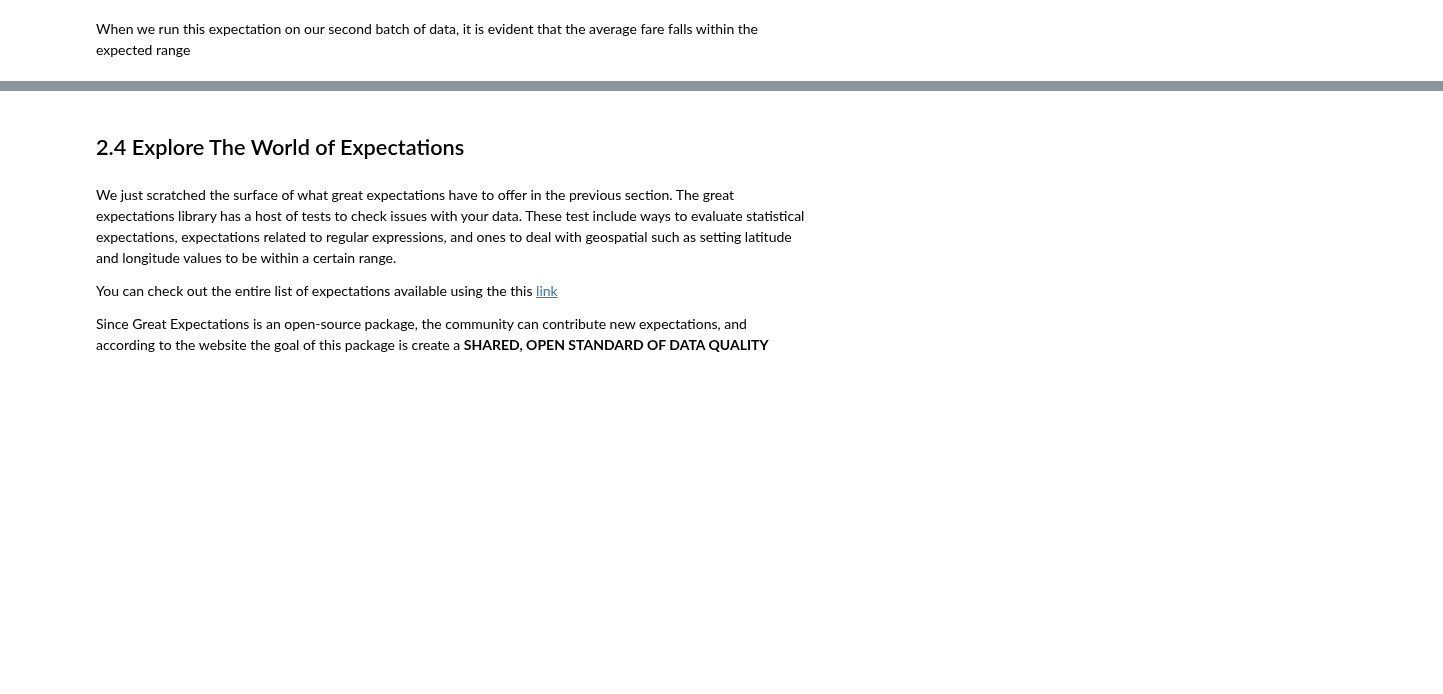
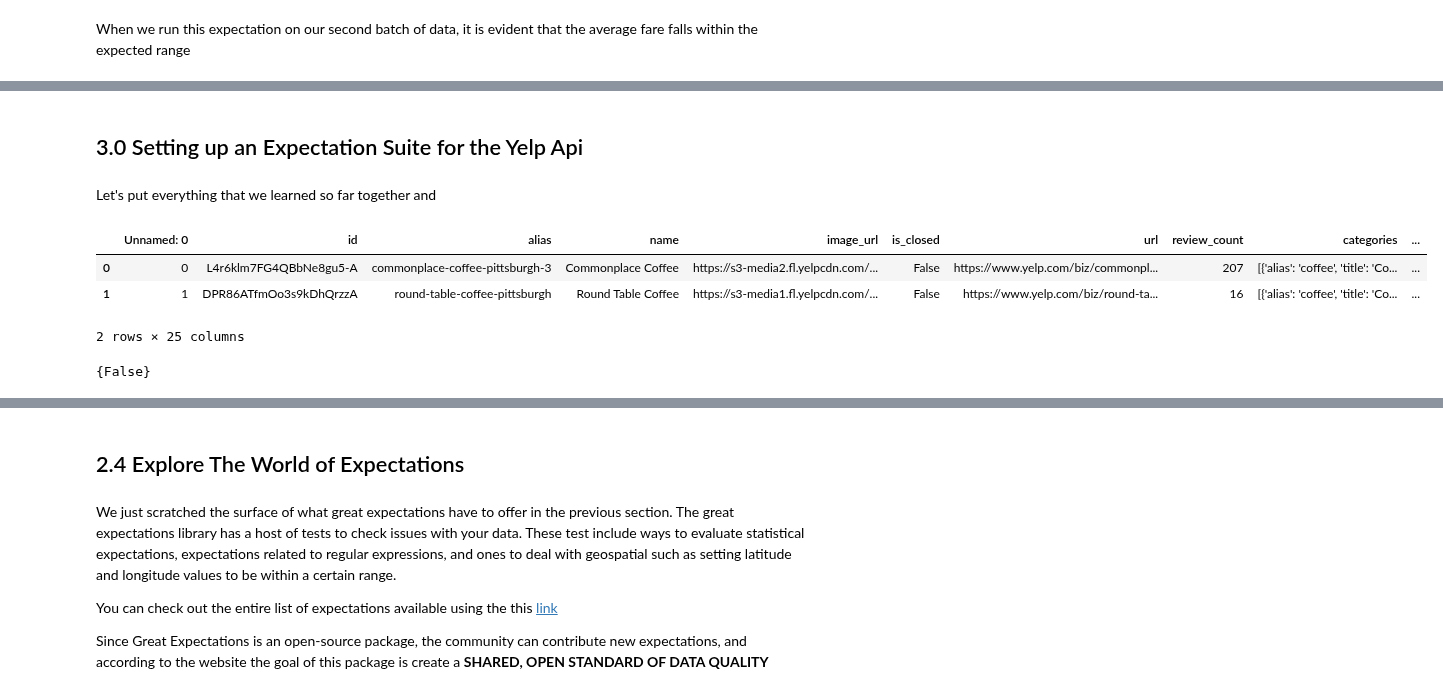
Before and after one commit to laknath123/Practical-Data-Science-15-688-Tutorial, a Jupyter notebook: Great Expectations Tutorial.ipynb, the cells around one changed output, grey strips where cells are left out. Cells and saved outputs as stored; diff of their text form; code cells hidden in the pictures; blank space fills up the shorter version.

Commit message:
added the yelp api

```diff
--- a/Great Expectations Tutorial.ipynb
+++ b/Great Expectations Tutorial.ipynb
@@ -187,0 +198,4 @@ When we run this expectation on our second batch of data, it is evident that the
+# %% [markdown]
+## 3.0 Setting up an Expectation Suite for the Yelp Api
+# %% [markdown]
+Let's put everything that we learned so far together and
@@ -187,0 +207,13 @@ When we run this expectation on our second batch of data, it is evident that the
+# %%
+batch = ge.read_csv('yelp_batch.csv')
+# %%
+batch.head(2)
+# %% [output]
+|  | Unnamed: 0 | id | alias | name | image_url | is_closed | url | review_count | categories | ... |
+| 0 | 0 | L4r6klm7FG4QBbNe8gu5-A | commonplace-coffee-pittsburgh-3 | Commonplace Coffee | https://s3-media2.fl.yelpcdn.com/... | False | https://www.yelp.com/biz/commonpl... | 207 | [{'alias': 'coffee', 'title': 'Co... | ... |
+| 1 | 1 | DPR86ATfmOo3s9kDhQrzzA | round-table-coffee-pittsburgh | Round Table Coffee | https://s3-media1.fl.yelpcdn.com/... | False | https://www.yelp.com/biz/round-ta... | 16 | [{'alias': 'coffee', 'title': 'Co... | ... |
+2 rows × 25 columns
+# %%
+set(batch.is_closed)
+# %% [output]
+{False}
```
Also changed, not shown: parts of 72 cells of this notebook.
